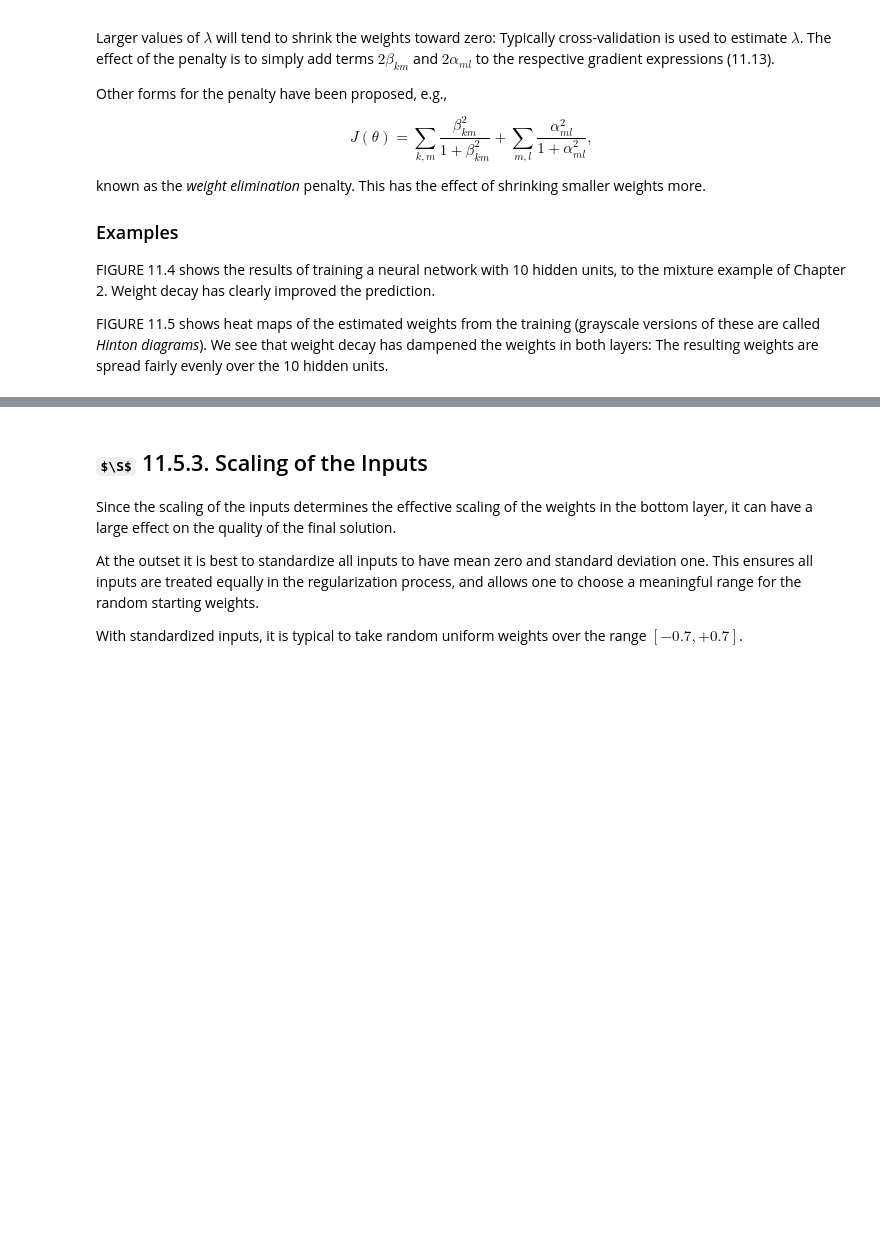
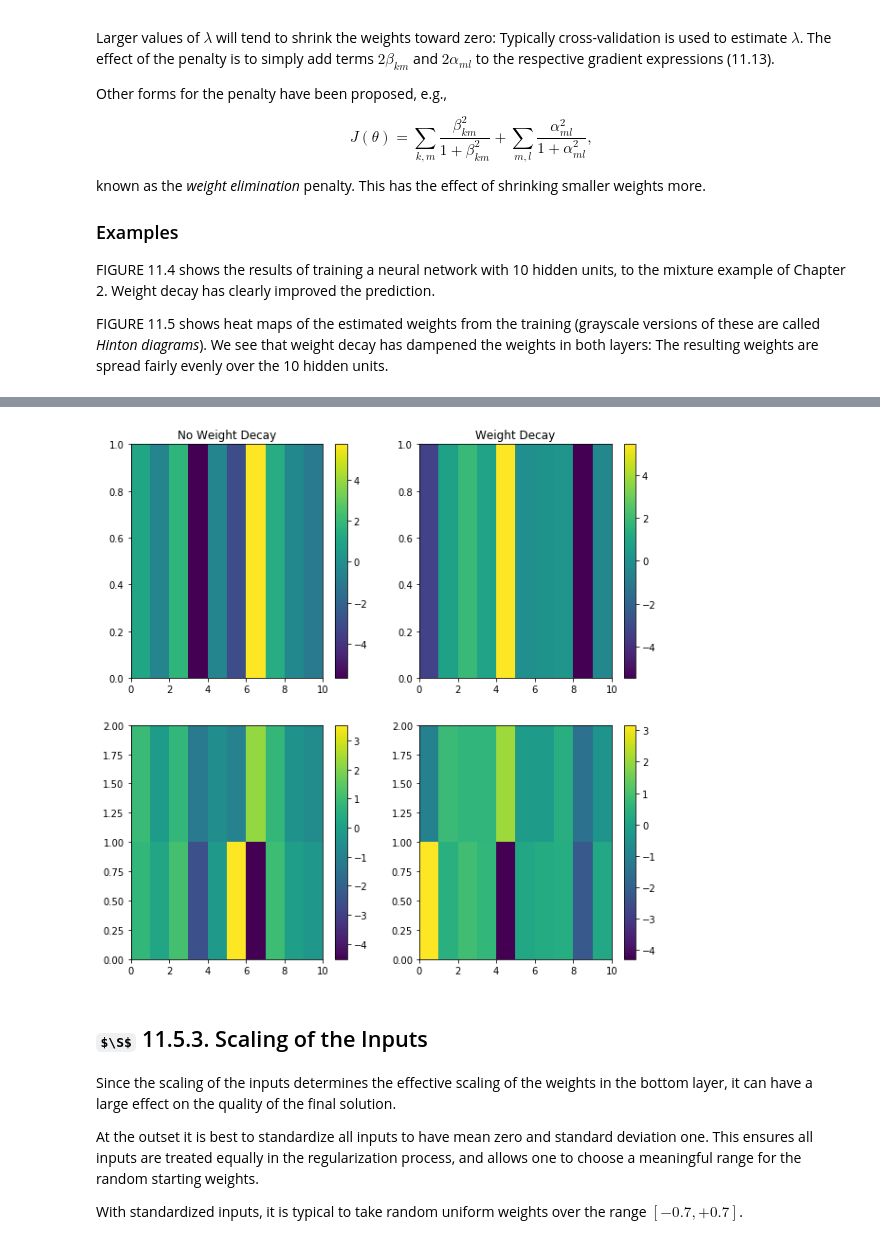
Before and after one commit to dgkim5360/the-elements-of-statistical-learning-notebooks, a Jupyter notebook: chapter11-neural-networks/section05-some-issues-in-training-neural-networks.ipynb, the cells around one changed output, grey strips where cells are left out. Saved outputs shown, nothing was run; the diff lists cells and outputs as text; code cells hidden in the pictures; some formulas as TeX source; blank space fills up the shorter version.

```diff
--- a/chapter11-neural-networks/section05-some-issues-in-training-neural-networks.ipynb
+++ b/chapter11-neural-networks/section05-some-issues-in-training-neural-networks.ipynb
@@ -142,3 +228,71 @@ Under construction ...
+# %%
+"""FIGURE 11.5. Heat maps of the estimated weights
+References:
+https://matplotlib.org/gallery/statistics/errorbars_and_boxes.html
+https://matplotlib.org/examples/api/patch_collection.html
+"""
+training_parameters = list(model.parameters())
+alpha = training_parameters[0].data.numpy().copy()
+beta = training_parameters[2].data.numpy().copy().flatten()
+
+fig2 = plt.figure(2, figsize=(10, 10))
+ax21 = fig2.add_subplot(2, 2, 1)
+patches_beta = [
+    patches.Rectangle((b, 0), 1, 1)
+    for b, _ in enumerate(beta)
+]
+colls_beta = colls.PatchCollection(patches_beta)
+colls_beta.set_array(beta)
+ax21.add_collection(colls_beta)
+ax21.set_xlim(0, m)
+ax21.set_ylim(0, 1)
+ax21.set_title('No Weight Decay')
+fig2.colorbar(colls_beta, ax=ax21)
+
+ax23 = fig2.add_subplot(2, 2, 3)
+patches_alpha = [
+    patches.Rectangle((a1, a2), 1, 1)
+    for a1, row in enumerate(alpha) for a2, _ in enumerate(row)
+]
+colls_alpha = colls.PatchCollection(patches_alpha)
+colls_alpha.set_array(alpha.flatten())
+ax23.add_collection(colls_alpha)
+ax23.set_xlim(0, m)
+ax23.set_ylim(0, p)
+fig2.colorbar(colls_alpha, ax=ax23)
+
+training_parameters_wd = list(model_weightdecay.parameters())
+alpha_wd = training_parameters_wd[0].data.numpy().copy()
+beta_wd = training_parameters_wd[2].data.numpy().copy().flatten()
+
+ax22 = fig2.add_subplot(2, 2, 2)
+patches_beta_wd = [
+    patches.Rectangle((b, 0), 1, 1)
+    for b, _ in enumerate(beta_wd)
+]
+colls_beta_wd = colls.PatchCollection(patches_beta_wd)
+colls_beta_wd.set_array(beta_wd)
+ax22.add_collection(colls_beta_wd)
+ax22.set_xlim(0, m)
+ax22.set_ylim(0, 1)
+ax22.set_title('Weight Decay')
+fig2.colorbar(colls_beta_wd, ax=ax22)
+
+ax24 = fig2.add_subplot(2, 2, 4)
+patches_alpha_wd = [
+    patches.Rectangle((a1, a2), 1, 1)
+    for a1, row in enumerate(alpha_wd) for a2, _ in enumerate(row)
+]
+colls_alpha_wd = colls.PatchCollection(patches_alpha_wd)
+colls_alpha_wd.set_array(alpha_wd.flatten())
+ax24.add_collection(colls_alpha_wd)
+ax24.set_xlim(0, m)
+ax24.set_ylim(0, p)
+fig2.colorbar(colls_alpha_wd, ax=ax24)
+
+plt.show()
+# %% [output]
+[figure, added]
 # %% [markdown]
 ## $\S$ 11.5.3. Scaling of the Inputs
 
```
Also changed, not shown: parts of 9 cells of this notebook.
